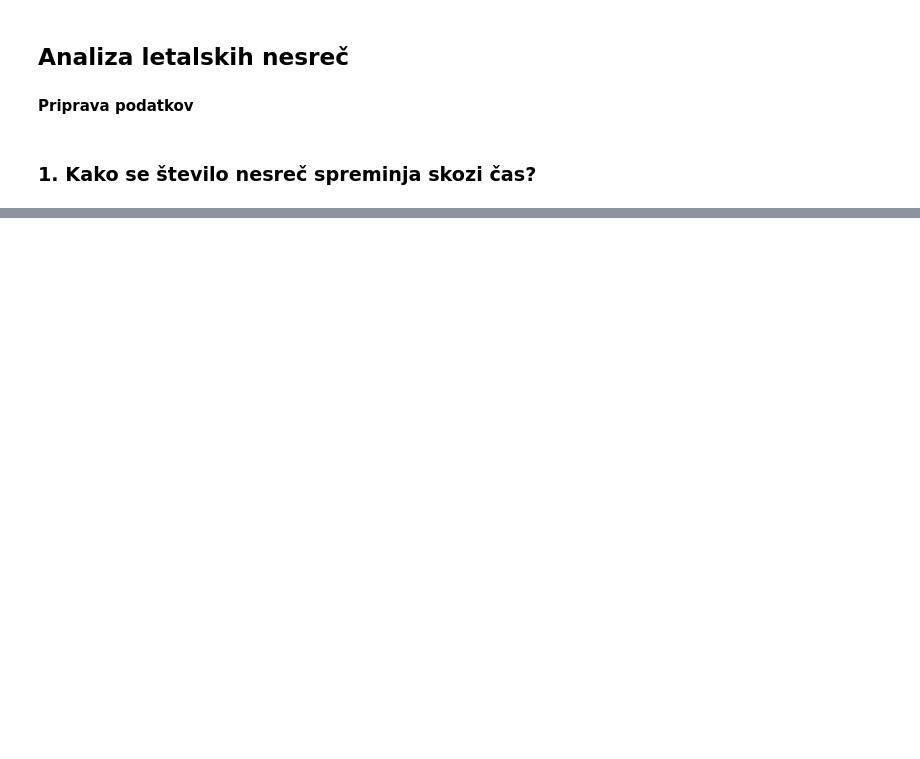
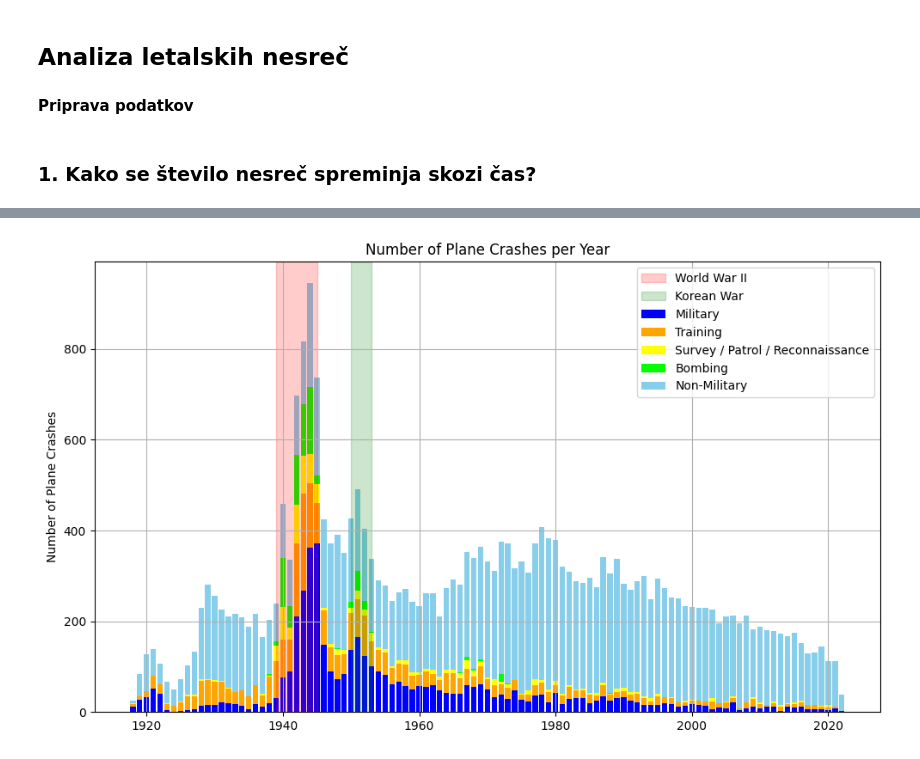
Before and after one commit to NikUlj/PR24NUJRSLSTKKM, a Jupyter notebook: PR24NUJRSLSTKKM.ipynb, the cells around one changed output, grey strips where cells are left out. Cells and saved outputs as stored; diff of their text form; code cells hidden in the pictures; blank space fills up the shorter version.

```diff
--- a/PR24NUJRSLSTKKM.ipynb
+++ b/PR24NUJRSLSTKKM.ipynb
@@ -73,0 +63,46 @@ plt.show()
+# %%
+y_military = [flight_types_dict["Military"][year] for year in x]
+y_training = [flight_types_dict["Training"][year] for year in x]
+y_bombing = [flight_types_dict["Bombing"][year] for year in x]
+y_survey = [flight_types_dict["Survey / Patrol / Reconnaissance"][year] for year in x]
+
+plt.figure(figsize=(10, 6))
+
+bars_military = plt.bar(x, y_military, color='blue', label='Military')
+bars_training = plt.bar(x, y_training, bottom=y_military, color='orange', label='Training')
+bars_survey = plt.bar(x, y_survey, bottom=np.array(y_military) + np.array(y_training), color='yellow', label='Survey / Patrol / Reconnaissance')
+bars_bombing = plt.bar(x, y_bombing, bottom=np.array(y_military) + np.array(y_training) + np.array(y_survey), color='lime', label='Bombing')
+
+non_military_y = np.array(y_total) - np.array(y_military) - np.array(y_training) - np.array(y_bombing) - np.array(y_survey)
+non_military_bottom = np.array(y_military) + np.array(y_training) + np.array(y_bombing) + np.array(y_survey)
+bars_non_military = plt.bar(x, non_military_y, bottom=non_military_bottom, color='skyblue', label='Non-Military')
+
+
+important_events = {
+    "World War II": (1939, 1945),
+    "Korean War": (1950, 1953)
+}
+
+colors = ['red', 'green', 'blue', 'orange', 'purple', 'brown', 'cyan', 'magenta', 'yellow', 'lime', 'pink', 'teal', 'lavender']
+color_map = {event: color for event, color in zip(important_events.keys(), colors)}
+
+for event, years_range in important_events.items():
+    plt.axvspan(years_range[0], years_range[1], color=color_map[event], alpha=0.2)
+
+legend_labels = []
+
+for event in important_events.keys():
+    legend_labels.append(event)
+
+legend_labels.extend(['Military', 'Training', 'Survey / Patrol / Reconnaissance', 'Bombing', 'Non-Military'])
+
+plt.ylabel('Number of Plane Crashes')
+plt.title('Number of Plane Crashes per Year')
+
+plt.grid(True)
+plt.legend(legend_labels, loc='upper right')
+
+plt.tight_layout()
+plt.show()
+# %% [output]
+[figure, added]
```
Also changed, not shown: parts of 6 cells of this notebook, 1 other file.
